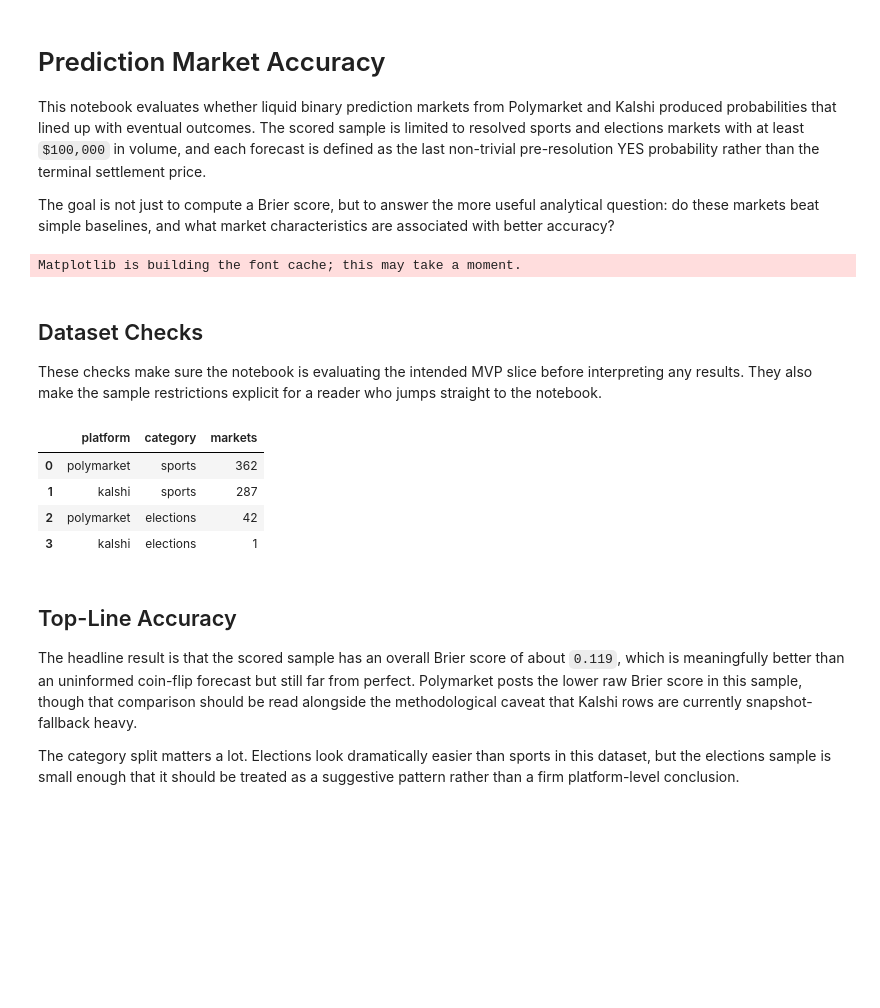
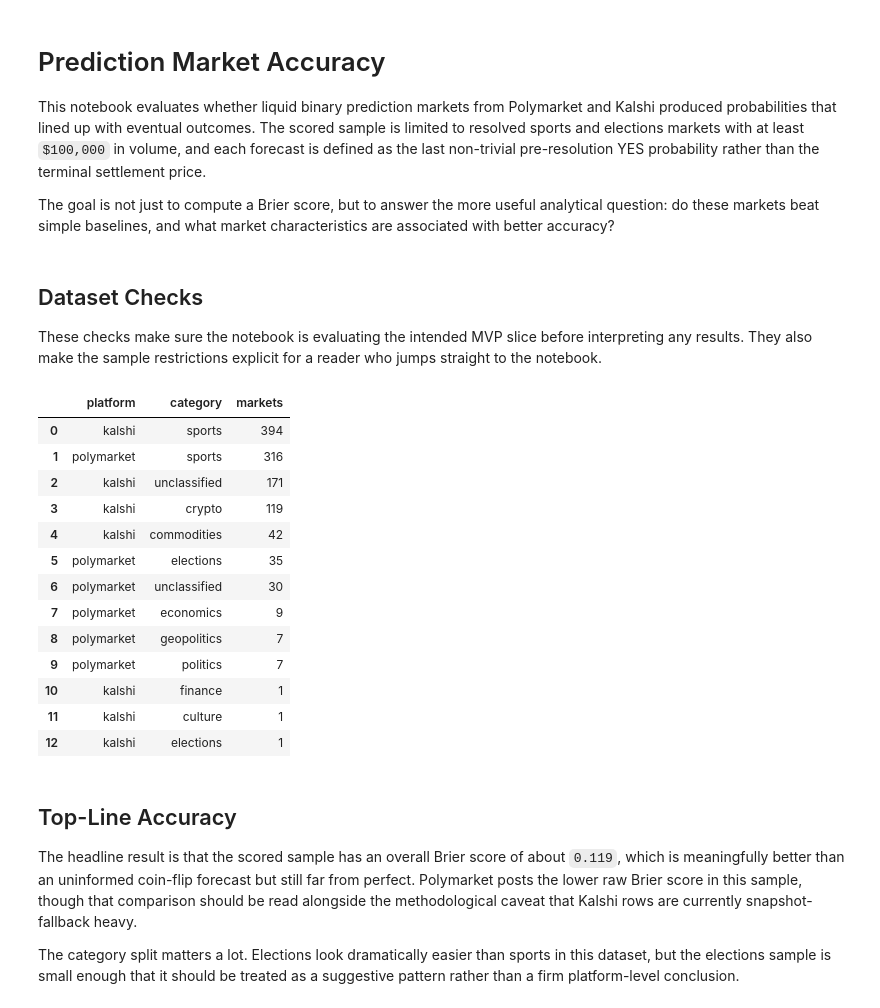
Before and after one commit to NoahF90210/prediction-market-analysis, a Jupyter notebook: notebooks/prediction_market_accuracy.ipynb, the cells around one changed output. Cells and saved outputs as stored; diff of their text form; code cells hidden in the pictures; blank space fills up the shorter version.

```diff
--- a/notebooks/prediction_market_accuracy.ipynb
+++ b/notebooks/prediction_market_accuracy.ipynb
@@ -23,7 +23,13 @@ import seaborn as sns
 import statsmodels.formula.api as smf
 from IPython.display import display
 
-from src.accuracy import add_baseline_columns, calibration_table, metric_summary
+from src.accuracy import (
+    add_baseline_columns,
+    baseline_comparison_table,
+    calibration_table,
+    metric_ci_summary,
+    metric_summary,
+)
 
 sns.set_theme(style='whitegrid')
 pd.set_option('display.float_format', lambda x: f'{x:0.4f}')
@@ -31,28 +37,41 @@ pd.set_option('display.float_format', lambda x: f'{x:0.4f}')
 clean_dir = ROOT / 'data' / 'cleaned'
 df = pd.read_csv(clean_dir / 'accuracy_markets.csv')
 scored = add_baseline_columns(df)
-platform_ci = pd.read_csv(clean_dir / 'accuracy_platform_metric_ci.csv')
-baseline_overall = pd.read_csv(clean_dir / 'accuracy_baseline_overall.csv')
-baseline_by_platform = pd.read_csv(clean_dir / 'accuracy_baseline_by_platform.csv')
+platform_ci = metric_ci_summary(scored, ['platform'])
+baseline_overall = pd.concat([
+    baseline_comparison_table(scored, 'baseline_prob_50', 'always_50'),
+    baseline_comparison_table(scored, 'baseline_prob_category_rate', 'category_base_rate_in_sample'),
+], ignore_index=True)
+baseline_by_platform = pd.concat([
+    baseline_comparison_table(scored, 'baseline_prob_50', 'always_50', ['platform']),
+    baseline_comparison_table(scored, 'baseline_prob_category_rate', 'category_base_rate_in_sample', ['platform']),
+], ignore_index=True)
-# %% [output]
-Matplotlib is building the font cache; this may take a moment.
 # %% [markdown]
 ## Dataset Checks
 
 These checks make sure the notebook is evaluating the intended MVP slice before interpreting any results. They also make the sample restrictions explicit for a reader who jumps straight to the notebook.
 # %%
-assert set(scored['category']).issubset({'sports', 'elections'})
+assert scored['category'].notna().all()
 assert set(scored['resolution']).issubset({'YES', 'NO'})
 assert scored['volume'].ge(100_000).all()
 assert scored['forecast_prob'].between(0, 1).all()
 
 scored[['platform', 'category']].value_counts().rename('markets').reset_index()
 # %% [output]
 |  | platform | category | markets |
-| 0 | polymarket | sports | 362 |
-| 1 | kalshi | sports | 287 |
-| 2 | polymarket | elections | 42 |
-| 3 | kalshi | elections | 1 |
+| 0 | kalshi | sports | 394 |
+| 1 | polymarket | sports | 316 |
+| 2 | kalshi | unclassified | 171 |
+| 3 | kalshi | crypto | 119 |
+| 4 | kalshi | commodities | 42 |
+| 5 | polymarket | elections | 35 |
+| 6 | polymarket | unclassified | 30 |
+| 7 | polymarket | economics | 9 |
+| 8 | polymarket | geopolitics | 7 |
+| 9 | polymarket | politics | 7 |
+| 10 | kalshi | finance | 1 |
+| 11 | kalshi | culture | 1 |
+| 12 | kalshi | elections | 1 |
 # %% [markdown]
 ## Top-Line Accuracy
 
```
Also changed, not shown: parts of 8 cells of this notebook, 46 other files.
